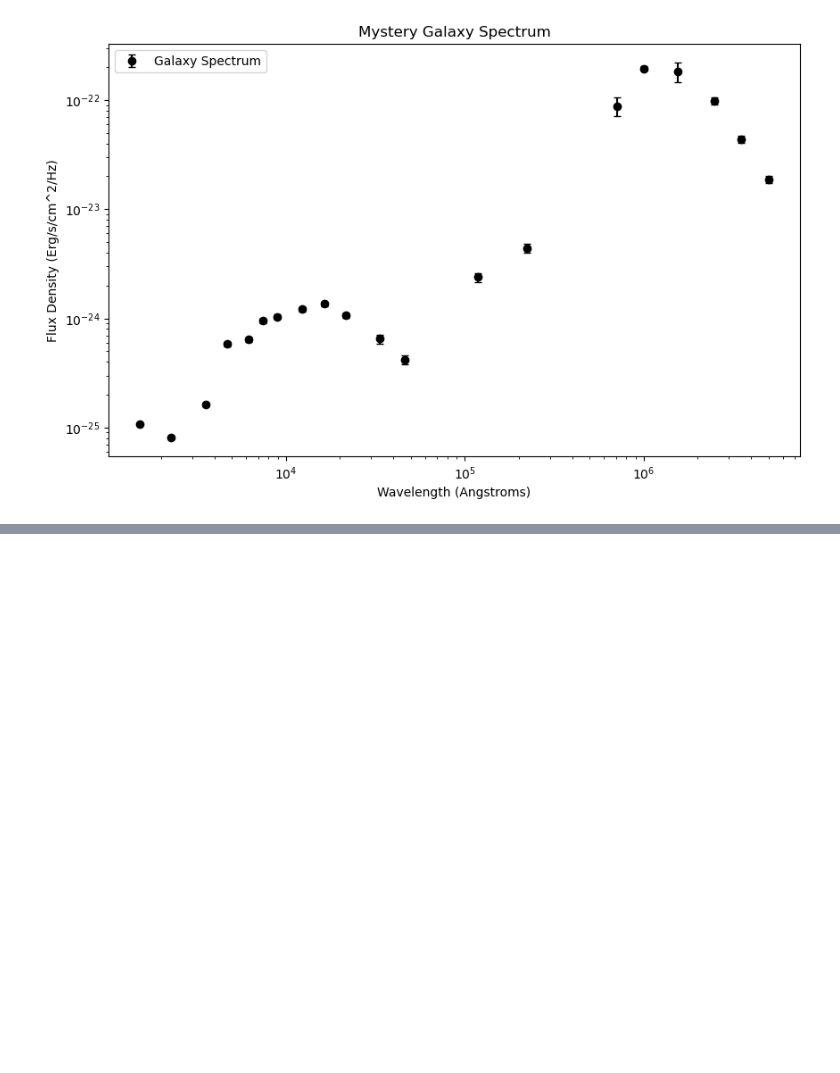
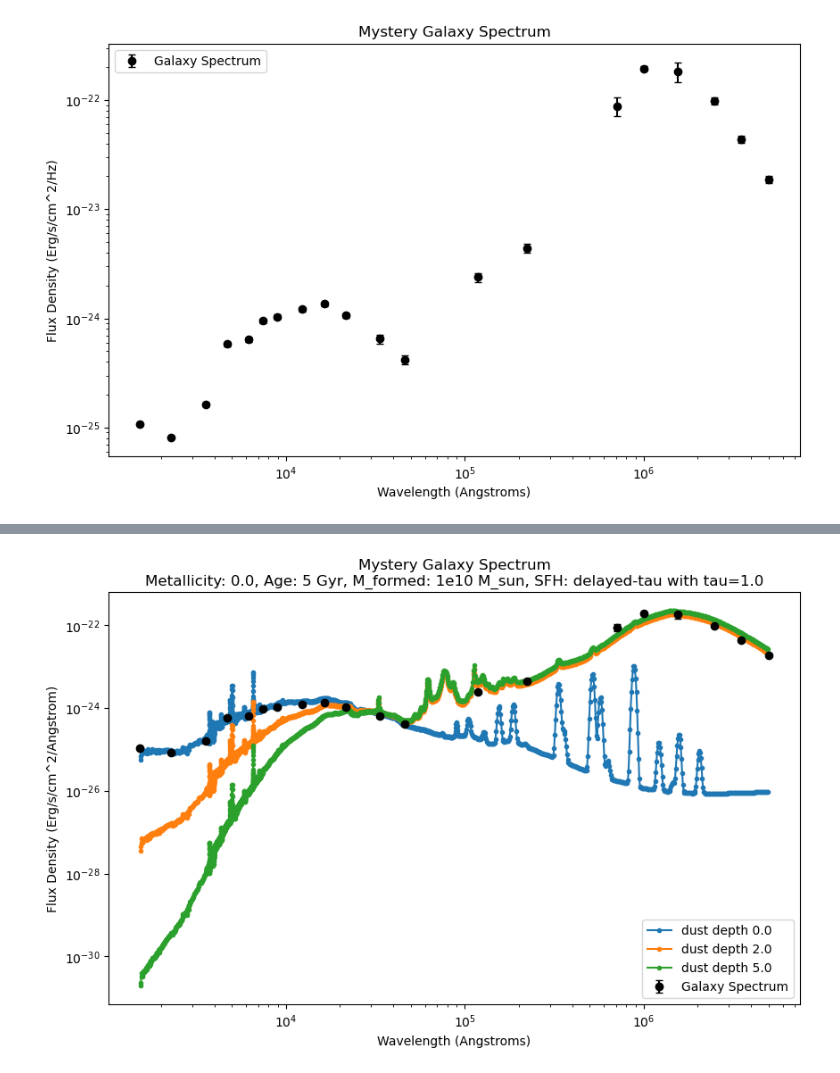
Before and after one commit to NMStiegler/ay250_spring2026, a Jupyter notebook: 15_mar19_2026/guess_galaxy_spectrum.ipynb, the cells around one changed output, grey strips where cells are left out. Cells and saved outputs as stored; diff of their text form; code cells hidden in the pictures; blank space fills up the shorter version.

```diff
--- a/15_mar19_2026/guess_galaxy_spectrum.ipynb
+++ b/15_mar19_2026/guess_galaxy_spectrum.ipynb
@@ -117,0 +143,38 @@ def plot_model(models, labels=None):
+# %%
+# Do an example generation using code from my pedagogical spectrum to see what
+# the fit looks like - we can change from there
+# This generates a spectrum for a galaxy with a delayed-tau model of SFH
+# and various dust content, solar metallicity, and an age of 5 Gyr.
+# We can adjust these parameters to see how the fit changes.
+sp = fsps.StellarPopulation(zcontinuous=1, logzsol=0.0,
+                            sfh=4, tau=1.0,
+                            dust_type=2,
+                            add_neb_emission=True,
+                            add_dust_emission=True)
+
+# dust_depths = [0.0, 0.5, 2.0, 5.0, 10.0]
+dust_depths = [0.0, 2.0, 5.0]
+age = 5.0
+
+# Store results in a dictionary: {dust_value: spectrum_array}
+sed_data = {}
+# peraa=False gives L_sun/hz not L_sun/Angstrom
+wave, _ = sp.get_spectrum(tage=age, peraa=False) # Get wavelength grid once
+
+for d in dust_depths:
+    sp.params['dust2'] = d
+    _, spec = sp.get_spectrum(tage=age, peraa=False) # Get spectrum in L_sun/Hz
+    sed_data[d] = spec.copy() # Store a copy of the spectrum
+# %%
+# Convert models to observed flux density
+model_flux_density = {}
+M_formed = 1e10 # Solar masses of the galaxy
+for d in dust_depths:
+    model_flux_density[d] = observed_flux(sed_data[d], M_formed)
+# %%
+models = [(wave, model_flux_density[0.0]), (wave, model_flux_density[2.0]), (wave, model_flux_density[5.0])]
+labels = ["dust depth 0.0", "dust depth 2.0", "dust depth 5.0"]
+fig, ax = plot_model(models, labels, title_label="Metallicity: 0.0, Age: 5 Gyr, M_formed: 1e10 M_sun, SFH: delayed-tau with tau=1.0")
+plt.show()
+# %% [output]
+[figure, added]
```
Also changed, not shown: parts of 8 cells of this notebook.
